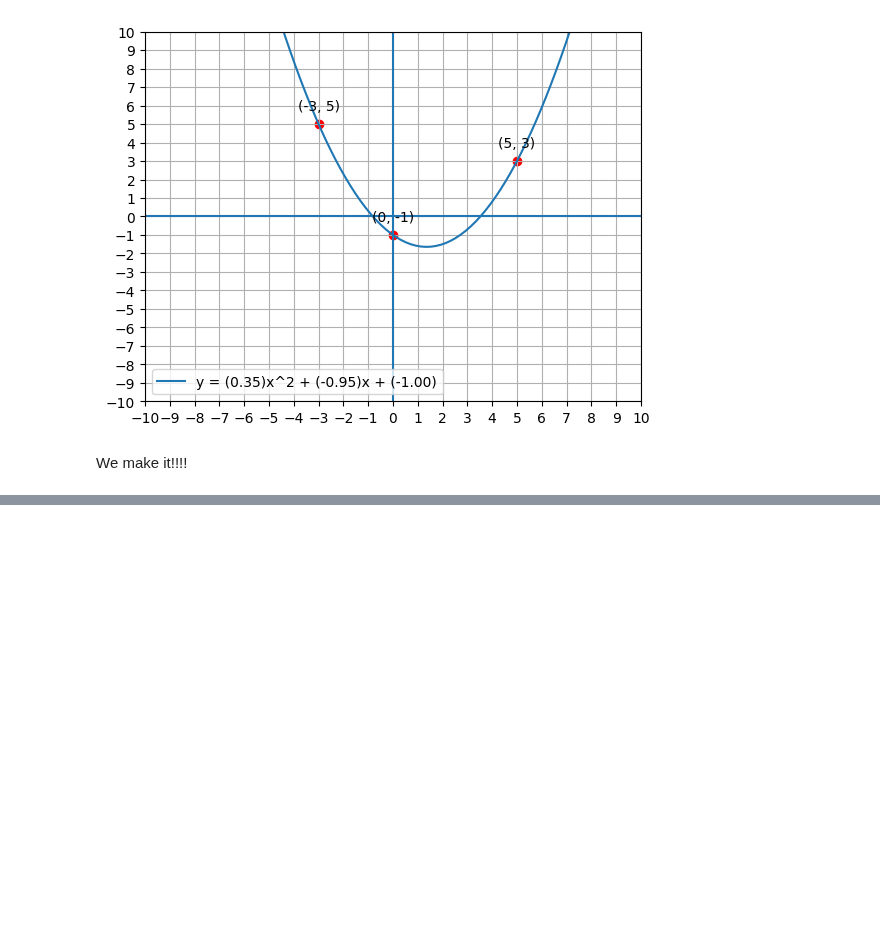
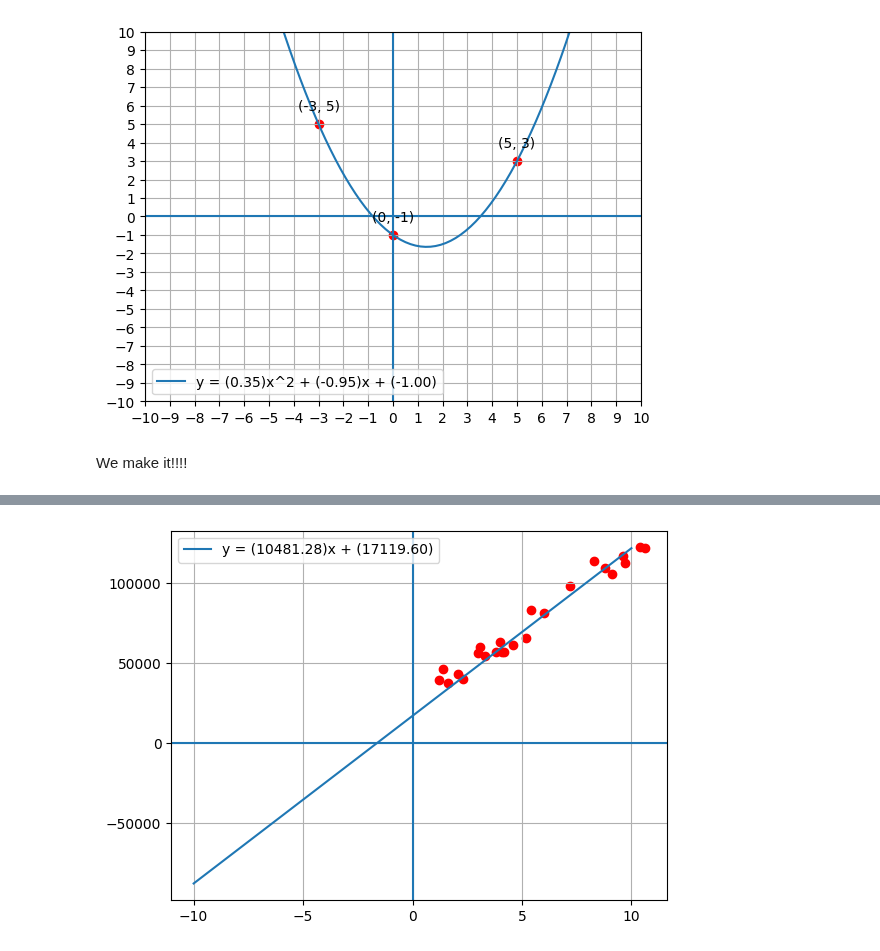
Before and after one commit to TrinhHoangKhang/AI-mini-project, a Jupyter notebook: 011. Gradient descent/Lesson_1.ipynb, the cells around one changed output, grey strips where cells are left out. Saved outputs shown, nothing was run; the diff lists cells and outputs as text; code cells hidden in the pictures; blank space fills up the shorter version.

```diff
--- a/011. Gradient descent/Lesson_1.ipynb
+++ b/011. Gradient descent/Lesson_1.ipynb
@@ -232,0 +276,60 @@ We make it!!!!
+# %%
+def f_function(x, a, b):
+  return a*x + b
+
+def loss_function(a, b, points): # points is Constants
+  total = 0
+  for x, y in points:
+    total += (f_function(x, a, b) - y)**2
+  return total
+
+def dloss_da(a, b, points): # points is constants
+  total = 0
+  for x, y in points:
+    total += x * (f_function(x, a, b) - y)
+  total *= 2
+  return total
+
+def dloss_db(a, b, points): # points is constant
+  total = 0
+  for x, y in points:
+    total += f_function(x, a, b) - y
+  total *= 2
+  return total
+
+points = []
+for i in range(len(x_train)):
+  points.append((x_train[i], y_train[i]))
+
+a = 0
+b = 0
+iter = 1000
+lr = 0.0001
+
+for i in range(iter):
+  a = a - lr * dloss_da(a, b, points)
+  b = b - lr * dloss_db(a, b, points)
+
+print("Loss: ", loss_function(a, b, points))
+
+# Graph
+# general custom
+plt.axhline(0)
+plt.axvline(0)
+plt.grid()
+
+# plot the scatter points
+x = [point[0] for point in points]
+y = [point[1] for point in points]
+
+plt.scatter(x, y, color='red')
+
+# plot the line
+line_xs = np.linspace(x_range_left, x_range_right, 100)
+line_ys = [f_function(line_x, a, b) for line_x in line_xs]
+plt.plot(line_xs, line_ys, label=f"y = ({a:.2f})x + ({b:.2f})")
+
+# show
+plt.legend()
+plt.show()
+# %% [output]
@@ -232,0 +337 @@ We make it!!!!
+[figure, added]
```
Also changed, not shown: parts of 9 cells of this notebook.
